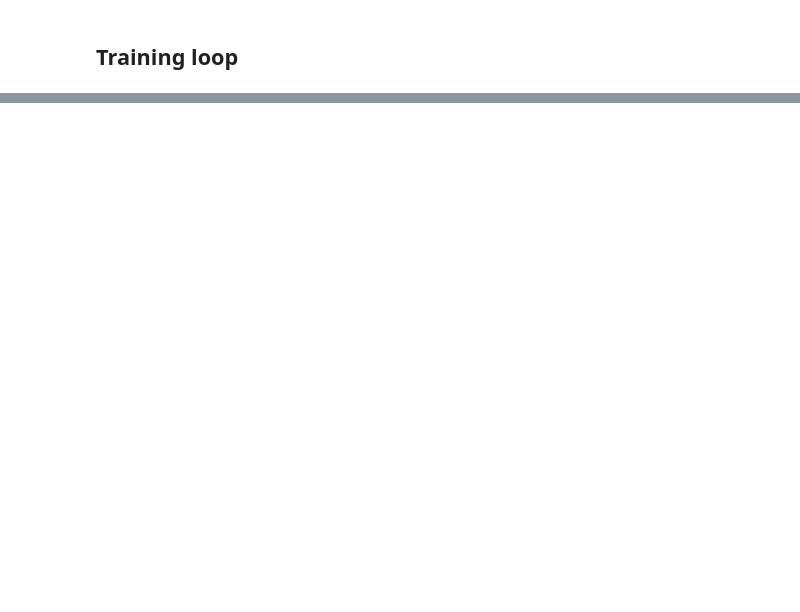
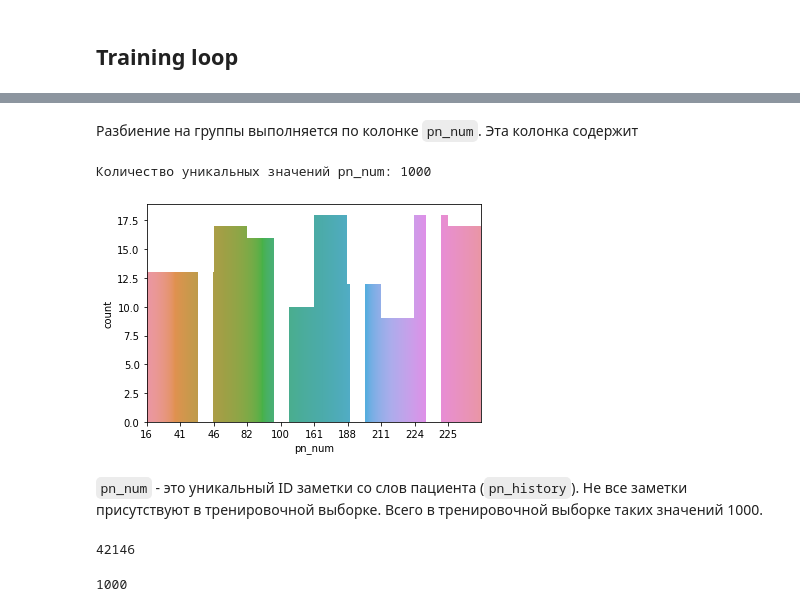
Before and after one commit to JosephFrancisTribbiani/ds, a Jupyter notebook: kaggle/NBME_-_Score_Clinical_Patient_Notes/NBME___Score_Clinical_Patient_Notes.ipynb, the cells around one changed output, grey strips where cells are left out. Cells and saved outputs as stored; diff of their text form; code cells hidden in the pictures; blank space fills up the shorter version.

```diff
--- a/kaggle/NBME_-_Score_Clinical_Patient_Notes/NBME___Score_Clinical_Patient_Notes.ipynb
+++ b/kaggle/NBME_-_Score_Clinical_Patient_Notes/NBME___Score_Clinical_Patient_Notes.ipynb
@@ -740,7 +809,0 @@ train_joined.head()
-# %%
-splitter = GroupKFold(n_splits=cfg.n_folds)
-groups = train_joined['pn_num'].values
-for n, (_, val_indexes) in enumerate(splitter.split(train_joined, train_joined['location'], groups)):
-  train_joined.loc[val_indexes, 'fold'] = n
-train_joined['fold'] = train_joined['fold'].astype('int8')
-display(train_joined['fold'].value_counts().sort_index('index', ascending=True))
@@ -1049,0 +1169,17 @@ tensor([-0.1426, -0.0653,  0.5855,  0.9760,  1.1697, -0.0776,  0.0464,  1.0470,
+# %% [markdown]
+Разбиение на группы выполняется по колонке `pn_num`. Эта колонка содержит
+# %%
+print("Количество уникальных значений pn_num: {}".format(train_joined["pn_num"].nunique()))
+ax = sns.countplot(x="pn_num", data=train_joined)
+ax.set_xticks(np.arange(0, 1000, 100));
+# %% [output]
+Количество уникальных значений pn_num: 1000
+[figure, added]
+# %% [markdown]
+`pn_num` - это уникальный ID заметки со слов пациента (`pn_history`). Не все заметки присутствуют в тренировочной выборке. Всего в тренировочной выборке таких значений 1000.
+# %%
+print(patient_notes["pn_num"].nunique())
+print(train["pn_num"].nunique())
+# %% [output]
+42146
+1000
```
Also changed, not shown: parts of 59 cells of this notebook.
